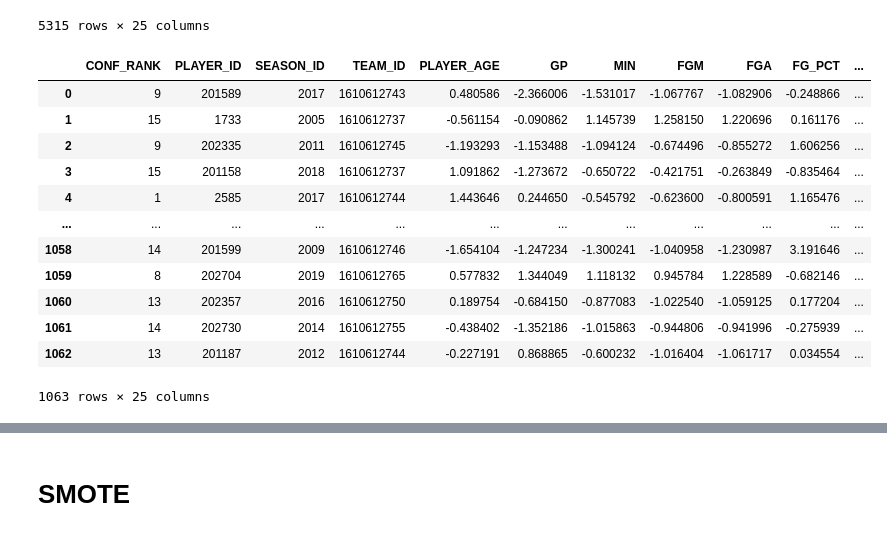
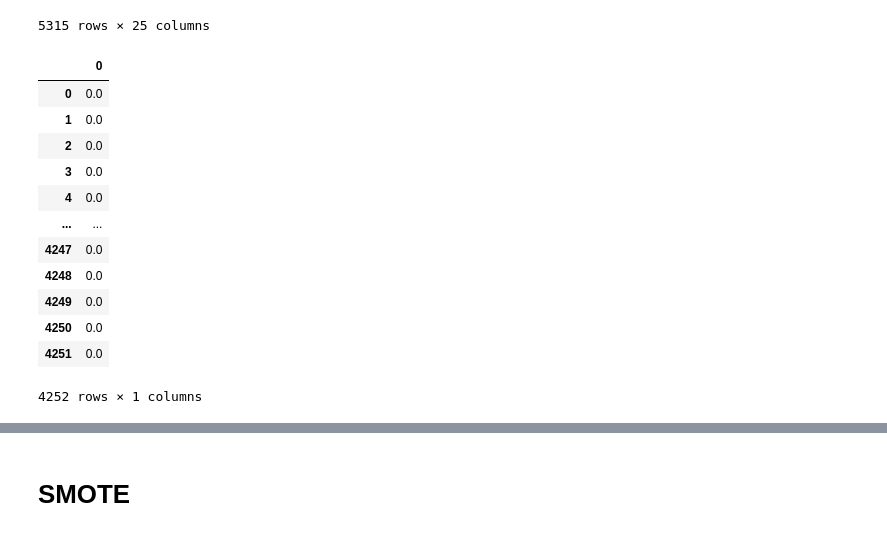
Before and after one commit to thomasverardo/NBA_MVP_2022_prediction, a Jupyter notebook: Code/predictions.ipynb, the cells around one changed output, grey strips where cells are left out. Cells and saved outputs as stored; diff of their text form; code cells hidden in the pictures.

```diff
--- a/Code/predictions.ipynb
+++ b/Code/predictions.ipynb
@@ -305,18 +305,20 @@ for year in  train_data["SEASON_ID"].unique().tolist():
 
         test_data.loc[test_data['SEASON_ID']==year, col]=scaler.transform(test_features.loc[test_features['SEASON_ID']==year, col].to_numpy().reshape(-1,1))
 # %%
-test_data
+train_l=pd.DataFrame()
+train_l = pd.concat([train_l, train_labels],axis=0,ignore_index=True)
+train_l
 # %% [output]
-|  | CONF_RANK | PLAYER_ID | SEASON_ID | TEAM_ID | PLAYER_AGE | GP | MIN | FGM | FGA | FG_PCT | ... |
-| 0 | 9 | 201589 | 2017 | 1610612743 | 0.480586 | -2.366006 | -1.531017 | -1.067767 | -1.082906 | -0.248866 | ... |
-| 1 | 15 | 1733 | 2005 | 1610612737 | -0.561154 | -0.090862 | 1.145739 | 1.258150 | 1.220696 | 0.161176 | ... |
-| 2 | 9 | 202335 | 2011 | 1610612745 | -1.193293 | -1.153488 | -1.094124 | -0.674496 | -0.855272 | 1.606256 | ... |
-| 3 | 15 | 201158 | 2018 | 1610612737 | 1.091862 | -1.273672 | -0.650722 | -0.421751 | -0.263849 | -0.835464 | ... |
-| 4 | 1 | 2585 | 2017 | 1610612744 | 1.443646 | 0.244650 | -0.545792 | -0.623600 | -0.800591 | 1.165476 | ... |
-| ... | ... | ... | ... | ... | ... | ... | ... | ... | ... | ... | ... |
-| 1058 | 14 | 201599 | 2009 | 1610612746 | -1.654104 | -1.247234 | -1.300241 | -1.040958 | -1.230987 | 3.191646 | ... |
-| 1059 | 8 | 202704 | 2019 | 1610612765 | 0.577832 | 1.344049 | 1.118132 | 0.945784 | 1.228589 | -0.682146 | ... |
-| 1060 | 13 | 202357 | 2016 | 1610612750 | 0.189754 | -0.684150 | -0.877083 | -1.022540 | -1.059125 | 0.177204 | ... |
-| 1061 | 14 | 202730 | 2014 | 1610612755 | -0.438402 | -1.352186 | -1.015863 | -0.944806 | -0.941996 | -0.275939 | ... |
-| 1062 | 13 | 201187 | 2012 | 1610612744 | -0.227191 | 0.868865 | -0.600232 | -1.016404 | -1.061717 | 0.034554 | ... |
+|  | 0 |
+| 0 | 0.0 |
+| 1 | 0.0 |
+| 2 | 0.0 |
+| 3 | 0.0 |
+| 4 | 0.0 |
+| ... | ... |
+| 4247 | 0.0 |
+| 4248 | 0.0 |
+| 4249 | 0.0 |
+| 4250 | 0.0 |
+| 4251 | 0.0 |
-1063 rows × 25 columns
+4252 rows × 1 columns
```
Also changed, not shown: parts of 4 cells of this notebook.
